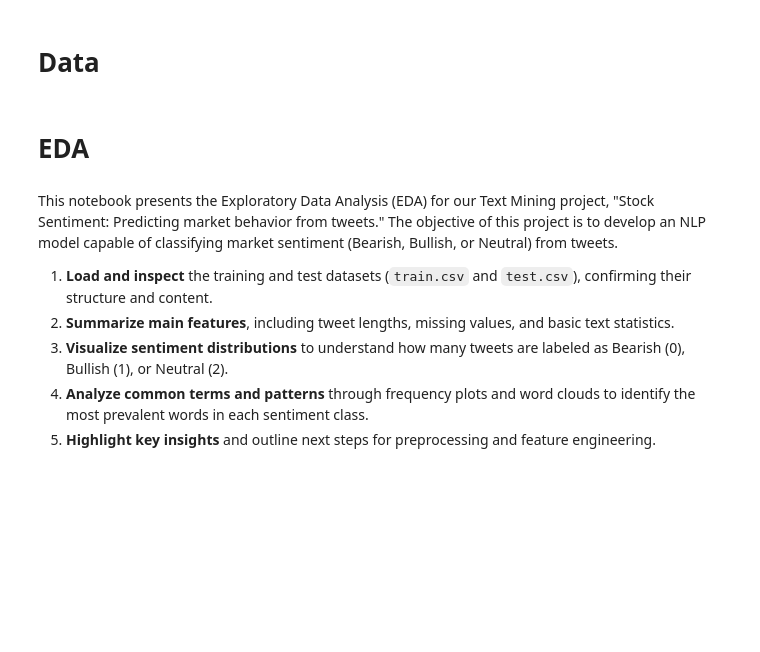
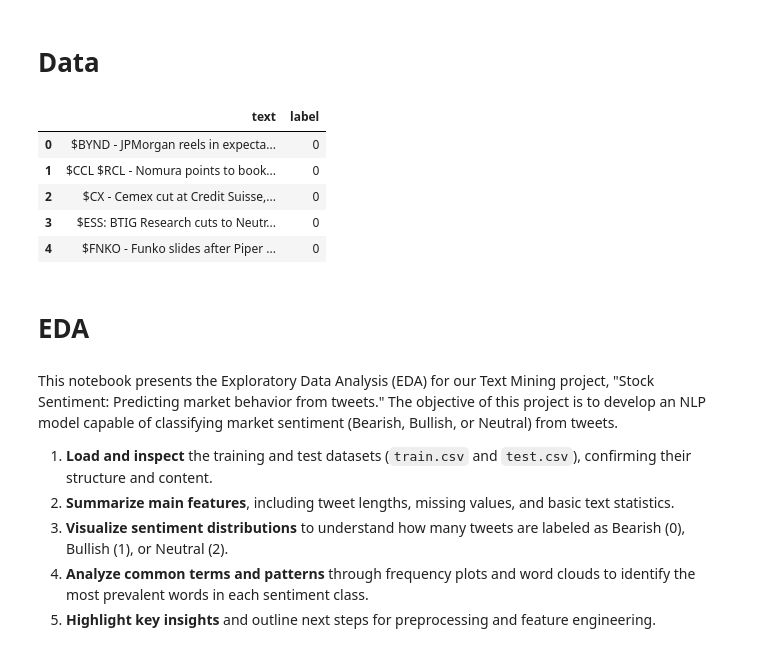
Before and after one commit to rmiranda37/text_mining_2025, a Jupyter notebook: Entrega Final/tm_testes_11.ipynb, the cells around one changed output. Cells and saved outputs as stored; diff of their text form; code cells hidden in the pictures; blank space fills up the shorter version.

```diff
--- a/Entrega Final/tm_testes_11.ipynb
+++ b/Entrega Final/tm_testes_11.ipynb
@@ -155,21 +170,28 @@ warnings.filterwarnings("ignore")
 # %% [markdown]
 # Data
 # %%
-base_path = "/content/drive/MyDrive/Text Mining/Project"
+# base_path = "/content/drive/MyDrive/Text Mining/Project"
 
 
 # train_df = pd.read_csv(f"{base_path}/data/train.csv")
 # test_df = pd.read_csv(f"{base_path}/data/test.csv")
 
 #VSCODE
-# train_df = pd.read_csv(r"Dados/train.csv")
-# test_df = pd.read_csv(r"Dados/test.csv")
+train_df = pd.read_csv(r"../Dados/train.csv")
+test_df = pd.read_csv(r"../Dados/test.csv")
 
 
-train_df = pd.read_csv(r"/Users/pedrosantos/Documents 2/Text Mining/Data/train.csv")
-test_df = pd.read_csv(r"/Users/pedrosantos/Documents 2/Text Mining/Data/test.csv")
+# train_df = pd.read_csv(r"/Users/pedrosantos/Documents 2/Text Mining/Data/train.csv")
+# test_df = pd.read_csv(r"/Users/pedrosantos/Documents 2/Text Mining/Data/test.csv")
 
-# train_df.head()
+train_df.head()
+# %% [output]
+|  | text | label |
+| 0 | $BYND - JPMorgan reels in expecta... | 0 |
+| 1 | $CCL $RCL - Nomura points to book... | 0 |
+| 2 | $CX - Cemex cut at Credit Suisse,... | 0 |
+| 3 | $ESS: BTIG Research cuts to Neutr... | 0 |
+| 4 | $FNKO - Funko slides after Piper ... | 0 |
 # %% [markdown]
 # EDA
 # %% [markdown]
```
Also changed, not shown: parts of 11 cells of this notebook.
